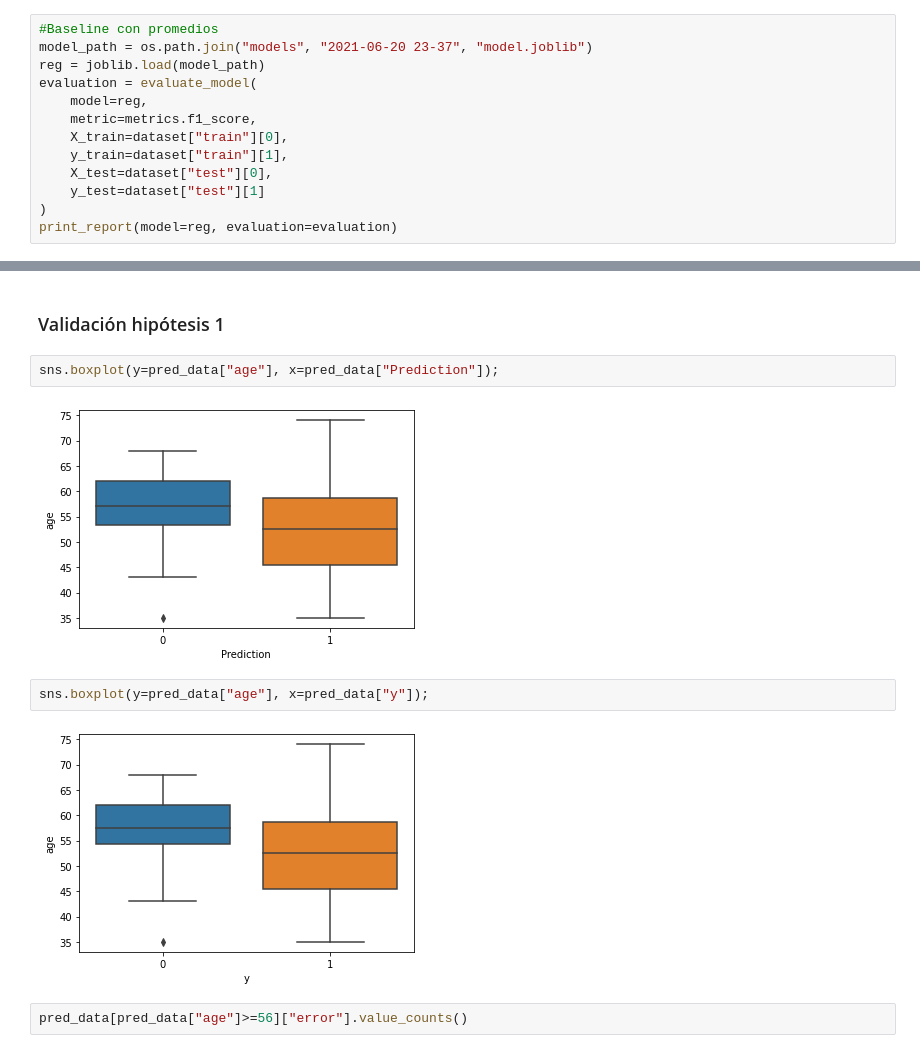
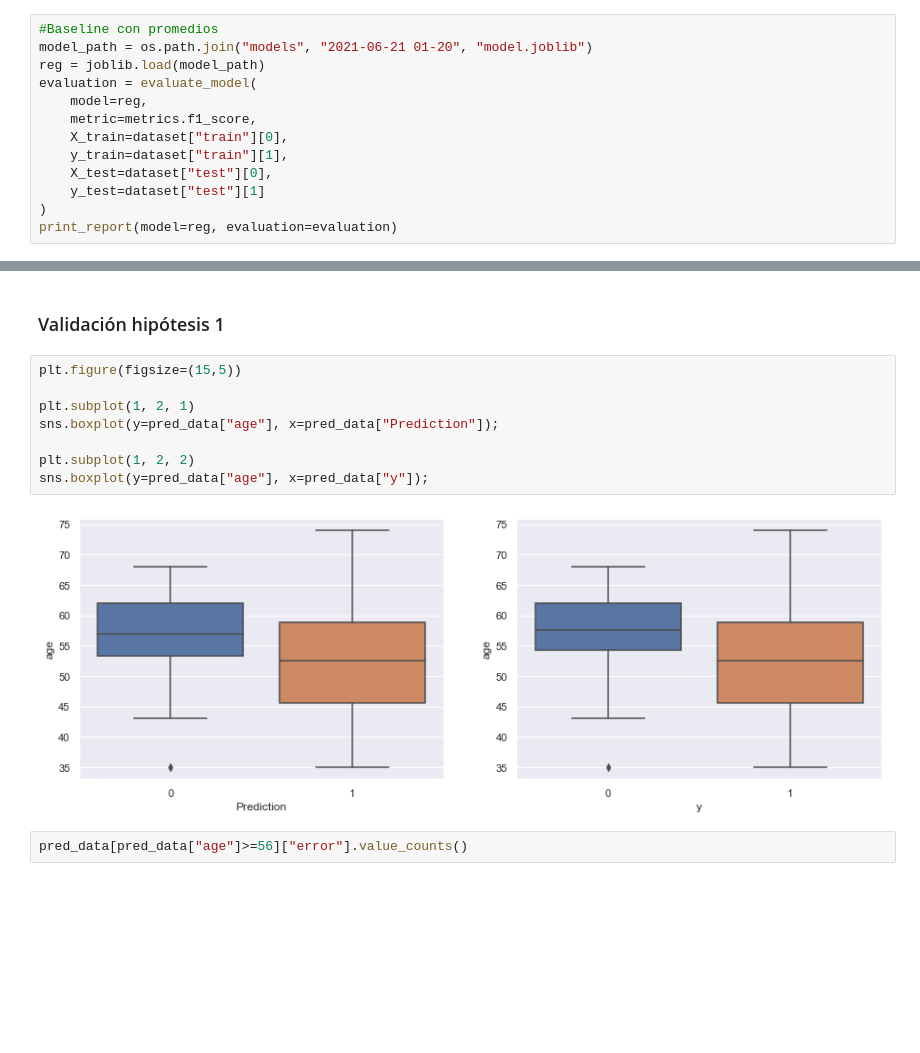
Before and after one commit to alejoaj22/ml-tarea-competencia, a Jupyter notebook: report _tarea_reto.ipynb, the cells around one changed output, grey strips where cells are left out. Cells and saved outputs as stored; diff of their text form; blank space fills up the shorter version.

```diff
--- a/report _tarea_reto.ipynb
+++ b/report _tarea_reto.ipynb
@@ -434,7 +431,7 @@ Error:
         test error: 0.870967741935484
 # %%
 #Baseline con promedios
-model_path = os.path.join("models", "2021-06-20 23-37", "model.joblib")
+model_path = os.path.join("models", "2021-06-21 01-20", "model.joblib")
 reg = joblib.load(model_path)
 evaluation = evaluate_model(
     model=reg,
@@ -611,14 +621,16 @@ dataset["train"][0].describe()
 | max | 77.000000 | 194.000000 | 3.000000 | 5.886104 |
 # %% [markdown]
 ### Validación hipótesis 1
-# %%
-sns.boxplot(y=pred_data["age"], x=pred_data["Prediction"]);
-# %% [output]
-[figure, removed]
-# %%
-sns.boxplot(y=pred_data["age"], x=pred_data["y"]);
-# %% [output]
-[figure, removed]
+# %%
+plt.figure(figsize=(15,5))
+
+plt.subplot(1, 2, 1)
+sns.boxplot(y=pred_data["age"], x=pred_data["Prediction"]);
+
+plt.subplot(1, 2, 2)
+sns.boxplot(y=pred_data["age"], x=pred_data["y"]);
+# %% [output]
+[figure, added]
 # %%
 pred_data[pred_data["age"]>=56]["error"].value_counts()
 # %% [output]
```
Also changed, not shown: parts of 16 cells of this notebook, 3 other files.
